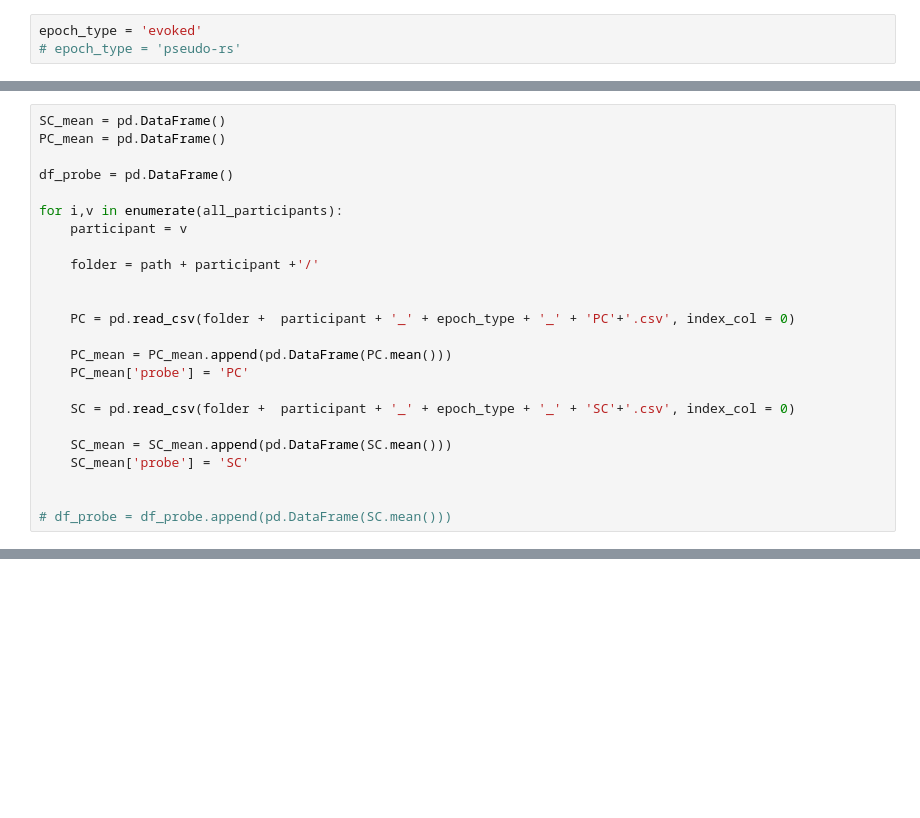
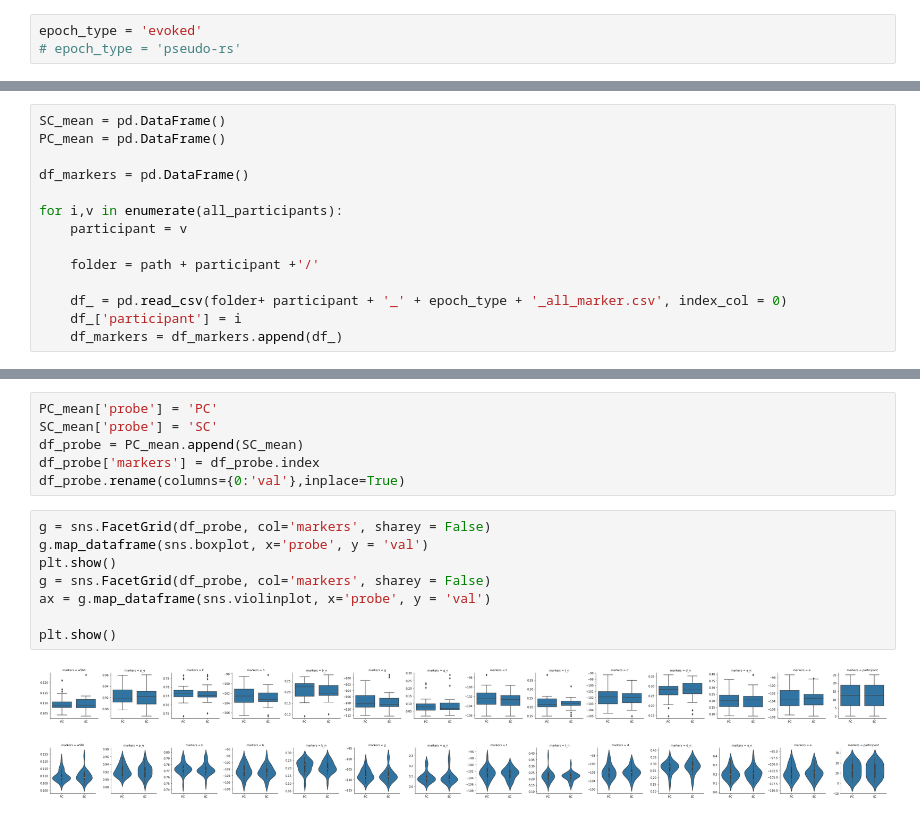
Before and after one commit to Nicobruno92/mw_markers_project, a Jupyter notebook: Untitled.ipynb, the cells around one changed output, grey strips where cells are left out. Saved outputs shown, nothing was run; the diff lists cells and outputs as text; blank space fills up the shorter version.

Commit message:
explore markers

```diff
--- a/Untitled.ipynb
+++ b/Untitled.ipynb
@@ -16,23 +17,13 @@ path = '/Users/nicobruno/ownCloud/MW_eeg_data/minmarker/' #nico-mac
 SC_mean = pd.DataFrame()
 PC_mean = pd.DataFrame()
 
-df_probe = pd.DataFrame()
+df_markers = pd.DataFrame()
 
 for i,v in enumerate(all_participants):
     participant = v
 
     folder = path + participant +'/'
 
-
-    PC = pd.read_csv(folder +  participant + '_' + epoch_type + '_' + 'PC'+'.csv', index_col = 0)
-
-    PC_mean = PC_mean.append(pd.DataFrame(PC.mean()))
-    PC_mean['probe'] = 'PC'
-
-    SC = pd.read_csv(folder +  participant + '_' + epoch_type + '_' + 'SC'+'.csv', index_col = 0)
-
-    SC_mean = SC_mean.append(pd.DataFrame(SC.mean()))
-    SC_mean['probe'] = 'SC'
-
-
-# df_probe = df_probe.append(pd.DataFrame(SC.mean()))
+    df_ = pd.read_csv(folder+ participant + '_' + epoch_type + '_all_marker.csv', index_col = 0)
+    df_['participant'] = i
+    df_markers = df_markers.append(df_)
@@ -75,0 +67,17 @@ g.map_dataframe(sns.histplot, x="total_bill")
+# %%
+PC_mean['probe'] = 'PC'
+SC_mean['probe'] = 'SC'
+df_probe = PC_mean.append(SC_mean)
+df_probe['markers'] = df_probe.index
+df_probe.rename(columns={0:'val'},inplace=True)
+# %%
+g = sns.FacetGrid(df_probe, col='markers', sharey = False)
+g.map_dataframe(sns.boxplot, x='probe', y = 'val')
+plt.show()
+g = sns.FacetGrid(df_probe, col='markers', sharey = False)
+ax = g.map_dataframe(sns.violinplot, x='probe', y = 'val')
+
+plt.show()
+# %% [output]
+[figure, added]
+[figure, added]
```
Also changed, not shown: parts of 8 cells of this notebook, 3 other files.
